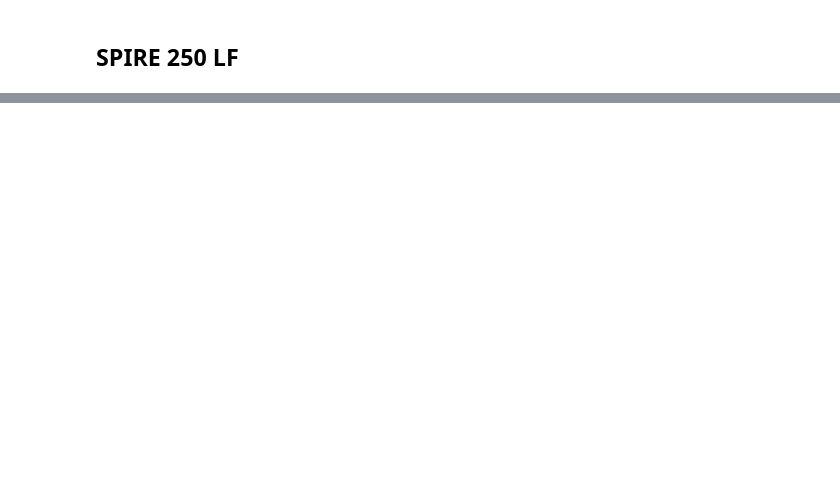
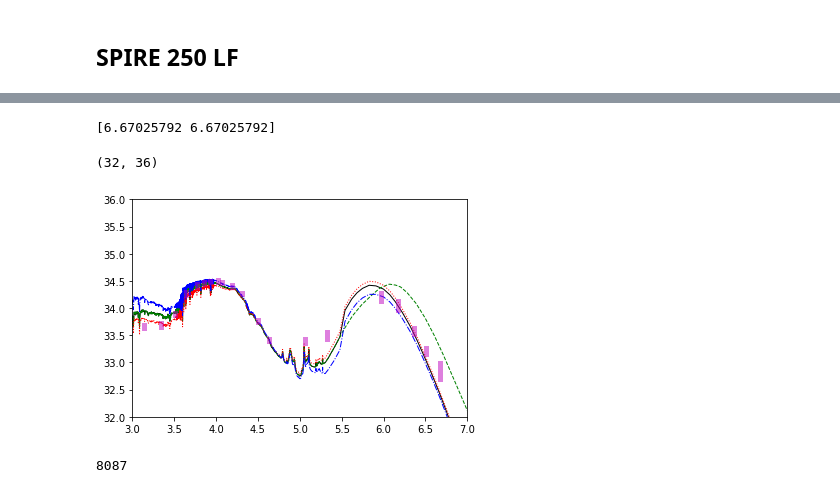
Before and after one commit to dptriani/mentari, a Jupyter notebook: Paper3_plotting.ipynb, the cells around one changed output, grey strips where cells are left out. Drawn from its saved outputs; the diff is of its cells as text; code cells hidden in the pictures; blank space fills up the shorter version.

```diff
--- a/Paper3_plotting.ipynb
+++ b/Paper3_plotting.ipynb
@@ -1850,0 +2081,29 @@ plt.savefig('plots/LF_S250_zevol.png')
+# %%
+Lsun = 3.827e26 #in watts
+
+
+plt.plot(np.log10(wavelength_m1), np.log10(spectra_m1_z0*wavelength_m1*Lsun/volume), 'k-', lw=1)
+plt.plot(np.log10(wavelength_m2), np.log10(spectra_m2_z0*wavelength_m2*Lsun/volume), 'g--', lw=1)
+plt.plot(np.log10(wavelength_m3), np.log10(spectra_m3_z0*wavelength_m3*Lsun/volume), 'r:', lw=1)
+plt.plot(np.log10(wavelength_m4), np.log10(spectra_m4_z0*wavelength_m4*Lsun/volume), 'b-.', lw=1)
+
+wavelength_m, i_flux_min, i_flux_max = np.loadtxt('data_obs/CSED_z005_Andrew_17.txt', unpack=True)
+xobs = np.zeros(shape=2)
+yobs = np.zeros(shape=2)
+for xi, ymin, ymax in zip(wavelength_m, i_flux_min, i_flux_max):
+    xobs[0] = np.log10(xi*1e10)
+    xobs[1] = np.log10(xi*1e10)
+    yobs[0] = np.log10(ymin*Hubble_h)
+    yobs[1] = np.log10(ymax*Hubble_h)
+    plt.plot(xobs, yobs, color='m', alpha=0.5, lw=5)
+print(xobs)
+plt.xlim(3,7)
+plt.ylim(32,36)
+# %% [output]
+[6.67025792 6.67025792]
+(32, 36)
+[figure, added]
+# %%
+len(wavelength[4][0])
+# %% [output]
+8087
```
Also changed, not shown: parts of 17 cells of this notebook, 1 other file.
